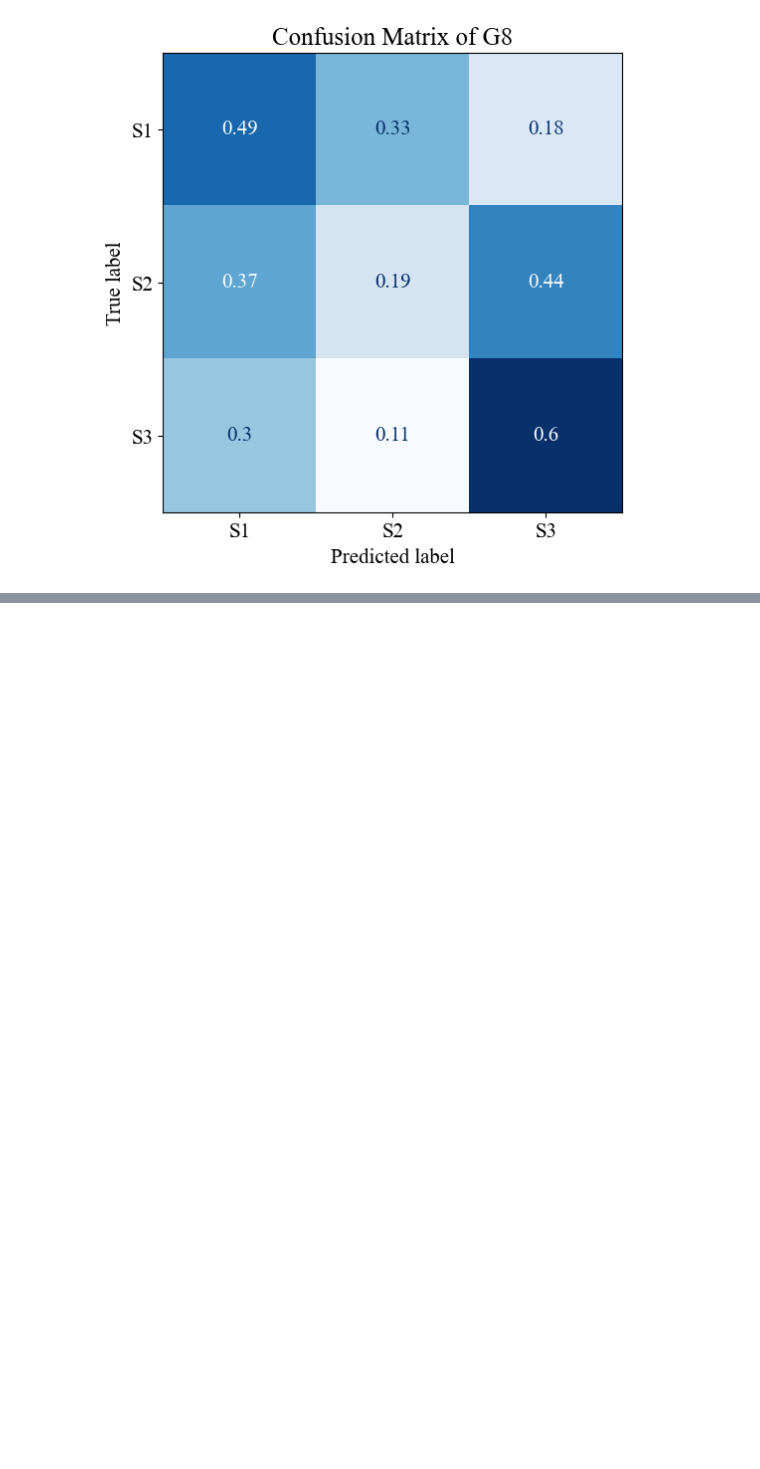
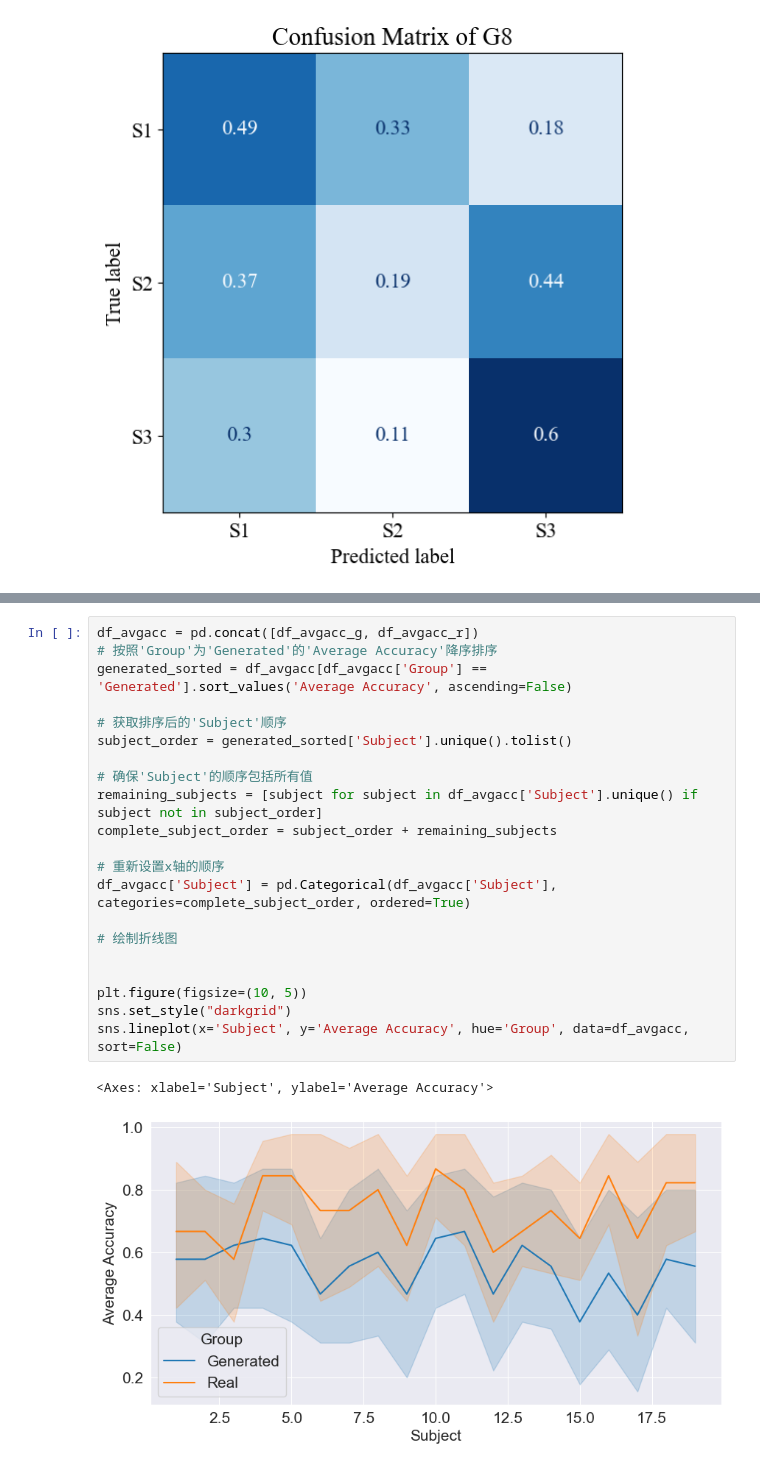
Before and after one commit to shinolab/vibrotactile-autoencoder, a Jupyter notebook: result_analysis.ipynb, the cells around one changed output, grey strips where cells are left out. Saved outputs shown, nothing was run; the diff lists cells and outputs as text; blank space fills up the shorter version.

```diff
--- a/result_analysis.ipynb
+++ b/result_analysis.ipynb
@@ -525,0 +520,24 @@ plt.xticks(list(range(1, 20)))
+# %%
+df_avgacc = pd.concat([df_avgacc_g, df_avgacc_r])
+# 按照'Group'为'Generated'的'Average Accuracy'降序排序
+generated_sorted = df_avgacc[df_avgacc['Group'] == 'Generated'].sort_values('Average Accuracy', ascending=False)
+
+# 获取排序后的'Subject'顺序
+subject_order = generated_sorted['Subject'].unique().tolist()
+
+# 确保'Subject'的顺序包括所有值
+remaining_subjects = [subject for subject in df_avgacc['Subject'].unique() if subject not in subject_order]
+complete_subject_order = subject_order + remaining_subjects
+
+# 重新设置x轴的顺序
+df_avgacc['Subject'] = pd.Categorical(df_avgacc['Subject'], categories=complete_subject_order, ordered=True)
+
+# 绘制折线图
+
+
+plt.figure(figsize=(10, 5))
+sns.set_style("darkgrid")
+sns.lineplot(x='Subject', y='Average Accuracy', hue='Group', data=df_avgacc, sort=False)
+# %% [output]
+<Axes: xlabel='Subject', ylabel='Average Accuracy'>
+[figure, added]
```
Also changed, not shown: parts of 7 cells of this notebook.
